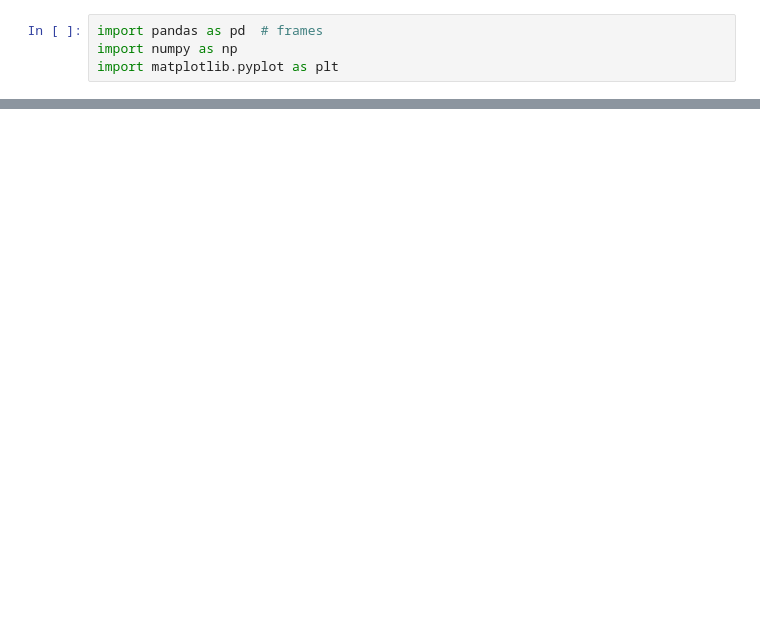
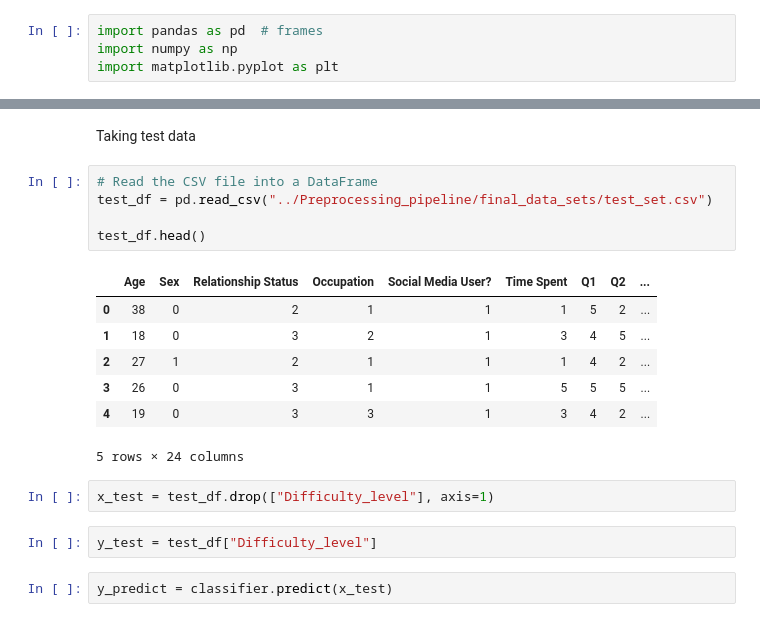
Before and after one commit to cepdnaclk/e19-co544-Concentration-Difficulty-Prediction-Model, a Jupyter notebook: SVM/Multiclass_SVM.ipynb, the cells around one changed output, grey strips where cells are left out. Saved outputs shown, nothing was run; the diff lists cells and outputs as text; blank space fills up the shorter version.

```diff
--- a/SVM/Multiclass_SVM.ipynb
+++ b/SVM/Multiclass_SVM.ipynb
@@ -62,0 +85,21 @@ Number of social media platforms = 9
+# %% [markdown]
+Taking test data
+# %%
+# Read the CSV file into a DataFrame
+test_df = pd.read_csv("../Preprocessing_pipeline/final_data_sets/test_set.csv")
+
+test_df.head()
+# %% [output]
+|  | Age | Sex | Relationship Status | Occupation | Social Media User? | Time Spent | Q1 | Q2 | ... |
+| 0 | 38 | 0 | 2 | 1 | 1 | 1 | 5 | 2 | ... |
+| 1 | 18 | 0 | 3 | 2 | 1 | 3 | 4 | 5 | ... |
+| 2 | 27 | 1 | 2 | 1 | 1 | 1 | 4 | 2 | ... |
+| 3 | 26 | 0 | 3 | 1 | 1 | 5 | 5 | 5 | ... |
+| 4 | 19 | 0 | 3 | 3 | 1 | 3 | 4 | 2 | ... |
+5 rows × 24 columns
+# %%
+x_test = test_df.drop(["Difficulty_level"], axis=1)
+# %%
+y_test = test_df["Difficulty_level"]
+# %%
+y_predict = classifier.predict(x_test)
```
Also changed, not shown: parts of 13 cells of this notebook, 2 other files.
